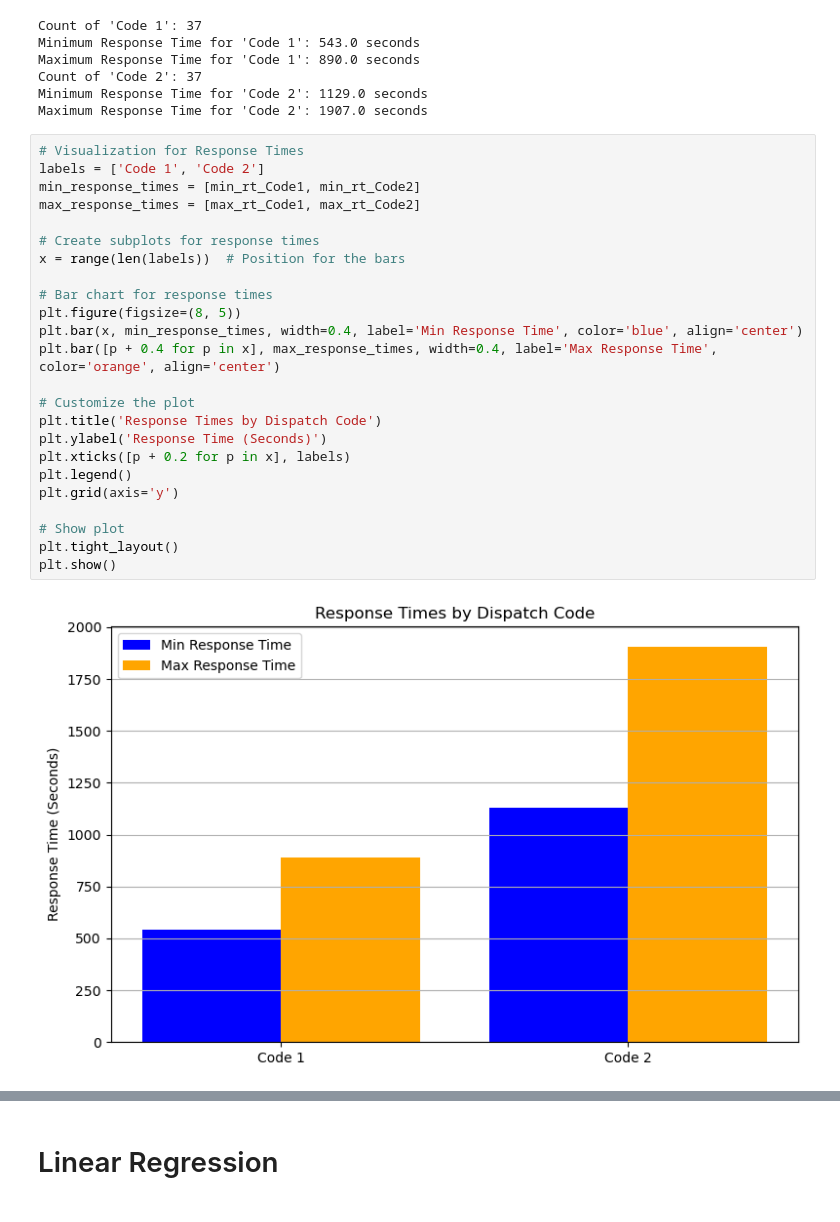
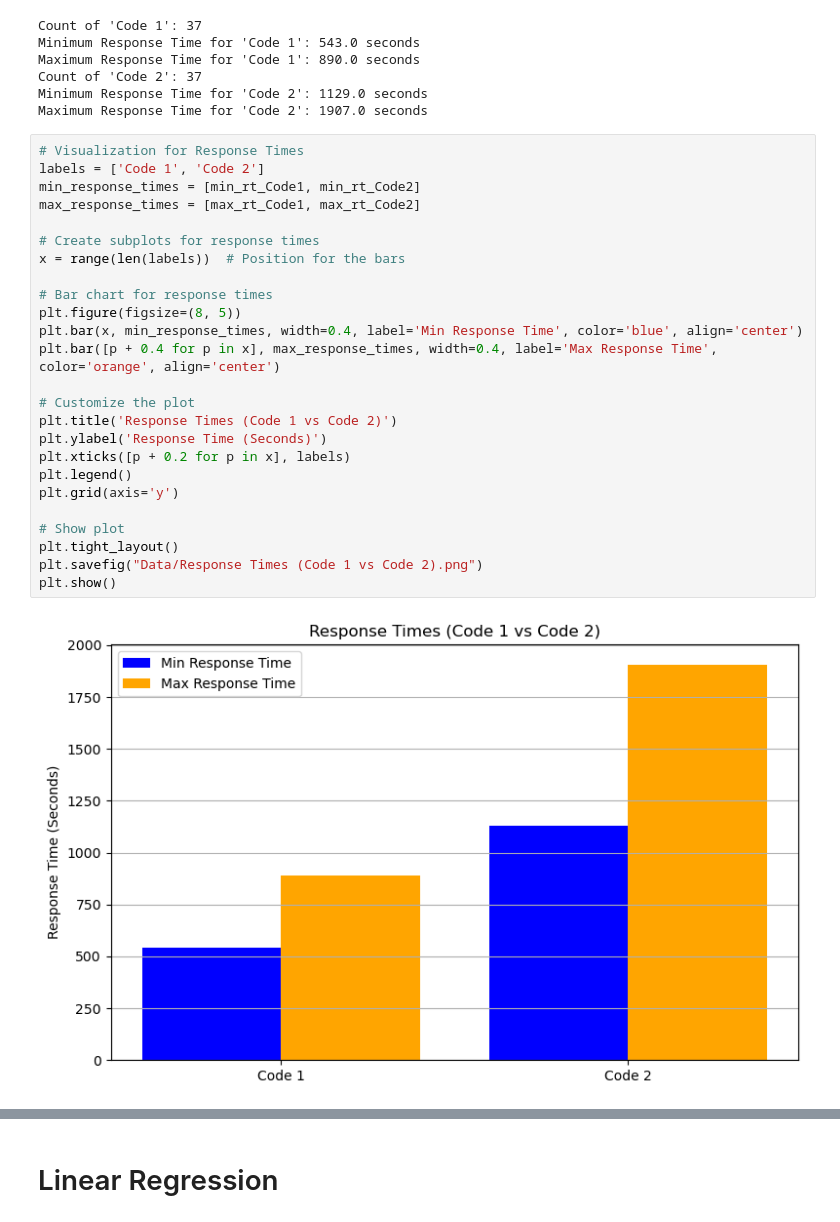
Before and after one commit to NatashaElliott/challenge-7, a Jupyter notebook: AVG-responsetime.ipynb, the cells around one changed output, grey strips where cells are left out. Saved outputs shown, nothing was run; the diff lists cells and outputs as text.

```diff
--- a/AVG-responsetime.ipynb
+++ b/AVG-responsetime.ipynb
@@ -209,26 +210,27 @@ Maximum Response Time for 'Code 2': 1907.0 seconds
 # %%
 # Visualization for Response Times
 labels = ['Code 1', 'Code 2']
 min_response_times = [min_rt_Code1, min_rt_Code2]
 max_response_times = [max_rt_Code1, max_rt_Code2]
 
 # Create subplots for response times
 x = range(len(labels))  # Position for the bars
 
 # Bar chart for response times
 plt.figure(figsize=(8, 5))
 plt.bar(x, min_response_times, width=0.4, label='Min Response Time', color='blue', align='center')
 plt.bar([p + 0.4 for p in x], max_response_times, width=0.4, label='Max Response Time', color='orange', align='center')
 
 # Customize the plot
-plt.title('Response Times by Dispatch Code')
+plt.title('Response Times (Code 1 vs Code 2)')
 plt.ylabel('Response Time (Seconds)')
 plt.xticks([p + 0.2 for p in x], labels)
 plt.legend()
 plt.grid(axis='y')
 
 # Show plot
 plt.tight_layout()
+plt.savefig("Data/Response Times (Code 1 vs Code 2).png")
 plt.show()
 # %% [output]
-[figure, old version]
+[figure, new version]
```
Also changed, not shown: parts of 5 cells of this notebook, 4 other files.
